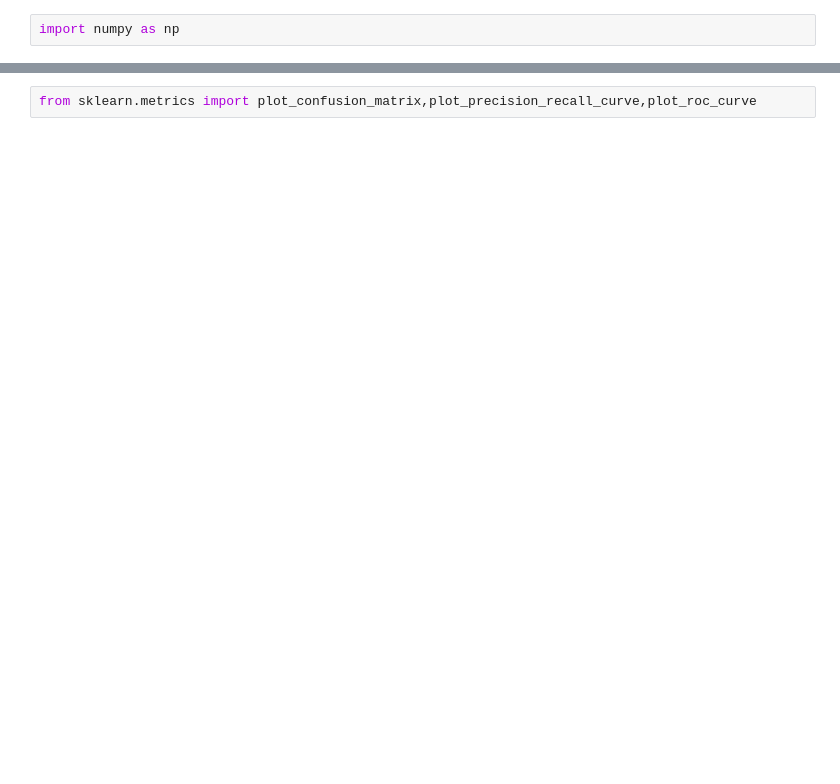
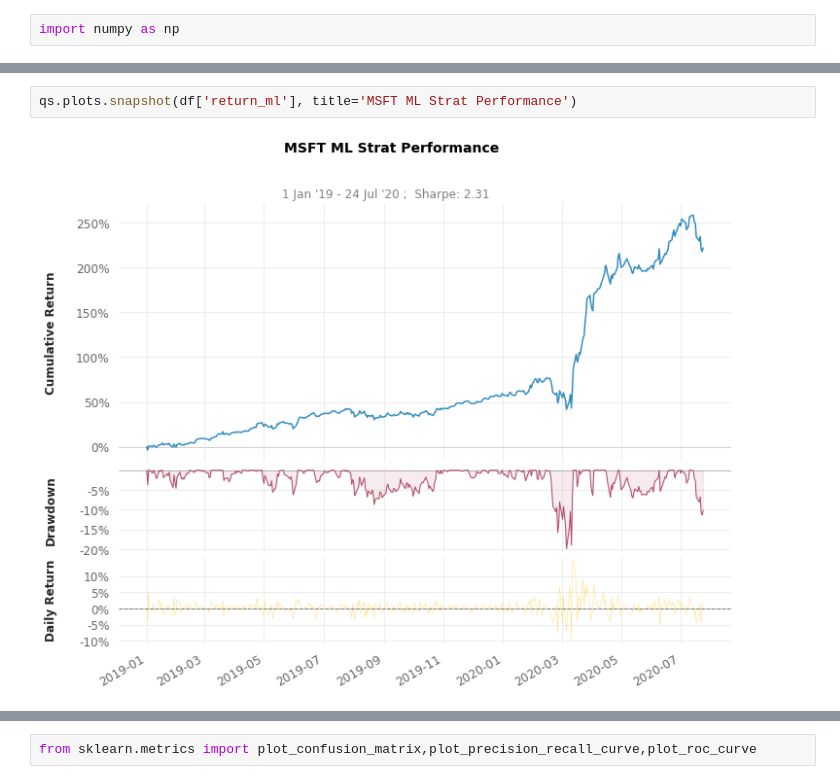
Before and after one commit to simfrep/ml_pipeline, a Jupyter notebook: examples/03_Results.ipynb, the cells around one changed output, grey strips where cells are left out. Drawn from its saved outputs; the diff is of its cells as text; blank space fills up the shorter version.

```diff
--- a/examples/03_Results.ipynb
+++ b/examples/03_Results.ipynb
@@ -111,0 +218,4 @@ prob_models = {}
+# %%
+qs.plots.snapshot(df['return_ml'], title='MSFT ML Strat Performance')
+# %% [output]
+[figure, added]
```
Also changed, not shown: parts of 35 cells of this notebook.
